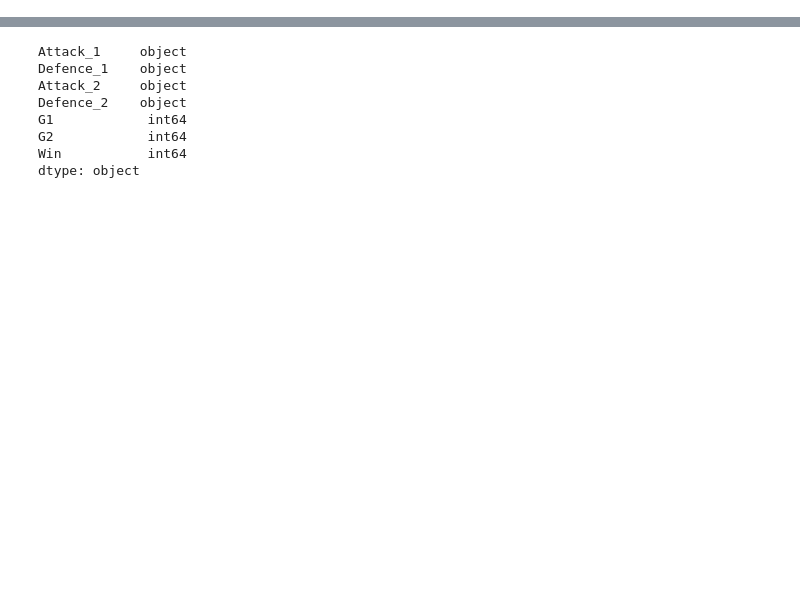
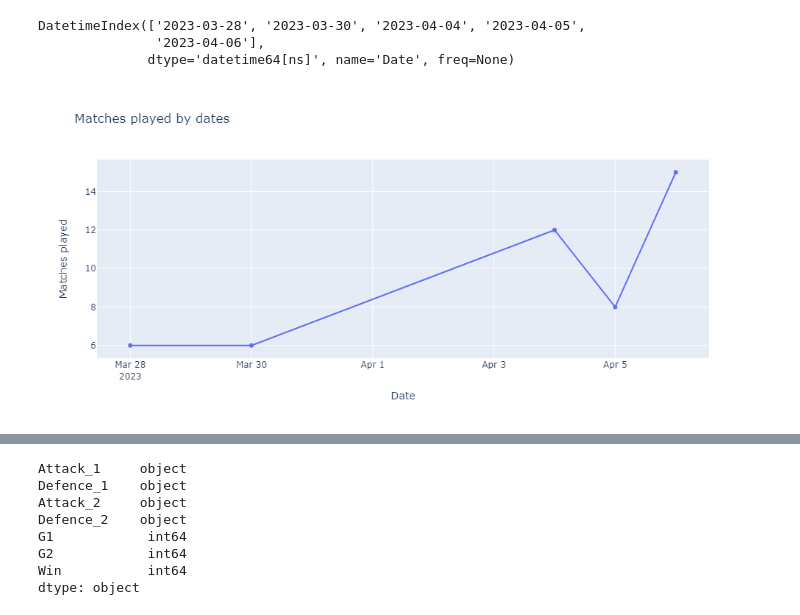
Before and after one commit to Szymkie/foosball, a Jupyter notebook: eda.ipynb, the cells around one changed output, grey strips where cells are left out. Drawn from its saved outputs; the diff is of its cells as text; code cells hidden in the pictures; blank space fills up the shorter version.

```diff
--- a/eda.ipynb
+++ b/eda.ipynb
@@ -14,3 +22,5 @@ warnings.simplefilter(action='ignore', category=UserWarning)
 # %%
-df = pd.read_csv('data/seuk_scores.csv', sep = ';', parse_dates=['Date'])
-df = df.drop('Date', axis = 1)
+# df = pd.read_csv('data/seuk_scores.csv', sep = ';', parse_dates=['Date'])
+# df = df.drop('Date', axis = 1)
+df_1 = pd.read_excel('data/seuk_04.xlsx')
+# df = df_1.drop('Date', axis = 1)
@@ -17,3 +39,22 @@ df = df.drop('Date', axis = 1)
+# %%
+grouped = df_1.groupby(['Date']).count()['Win']
+# %%
+grouped.index
+# %% [output]
+DatetimeIndex(['2023-03-28', '2023-03-30', '2023-04-04', '2023-04-05',
+               '2023-04-06'],
+              dtype='datetime64[ns]', name='Date', freq=None)
+# %%
+px.line(x = grouped.index,
+        y = grouped.values,
+        title='Matches played by dates',
+        labels={ "x": "Date",
+                 "y": "Matches played"},
+        markers = True,
+        height=450,
+        width=800 )
+# %% [output]
+[figure, added]
 # %%
 def count(lst):
     return sum(bool(x) for x in lst)
```
Also changed, not shown: parts of 25 cells of this notebook, 3 other files.
